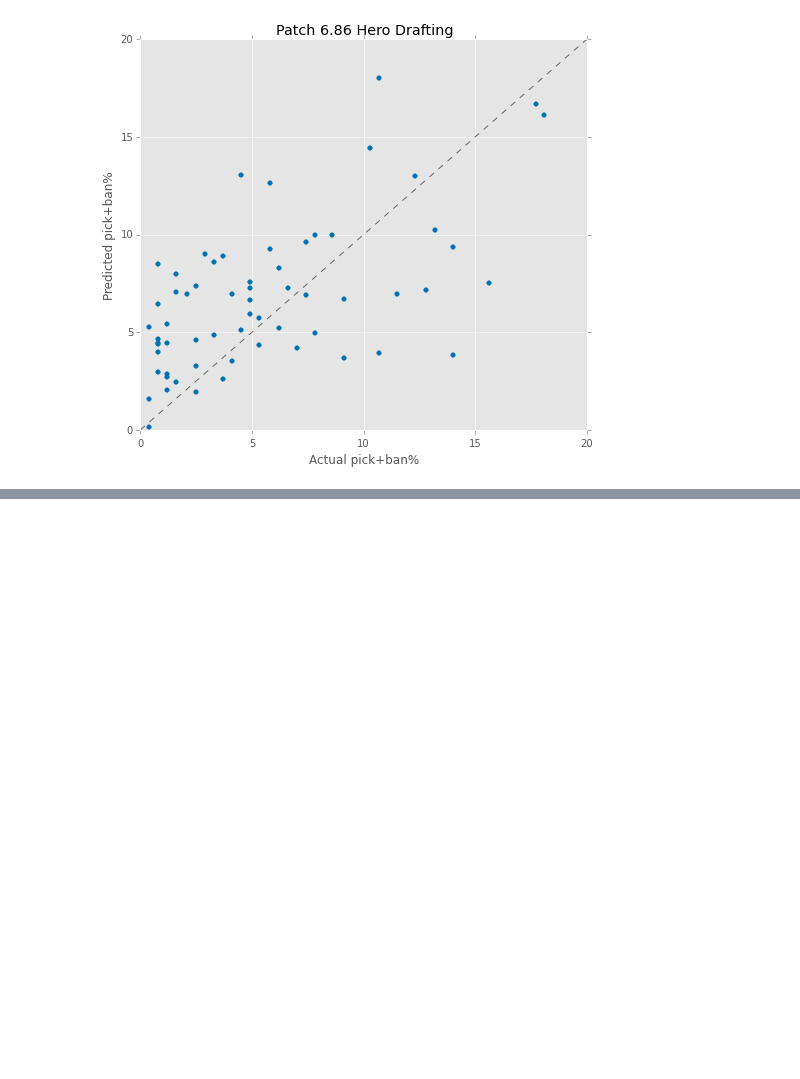
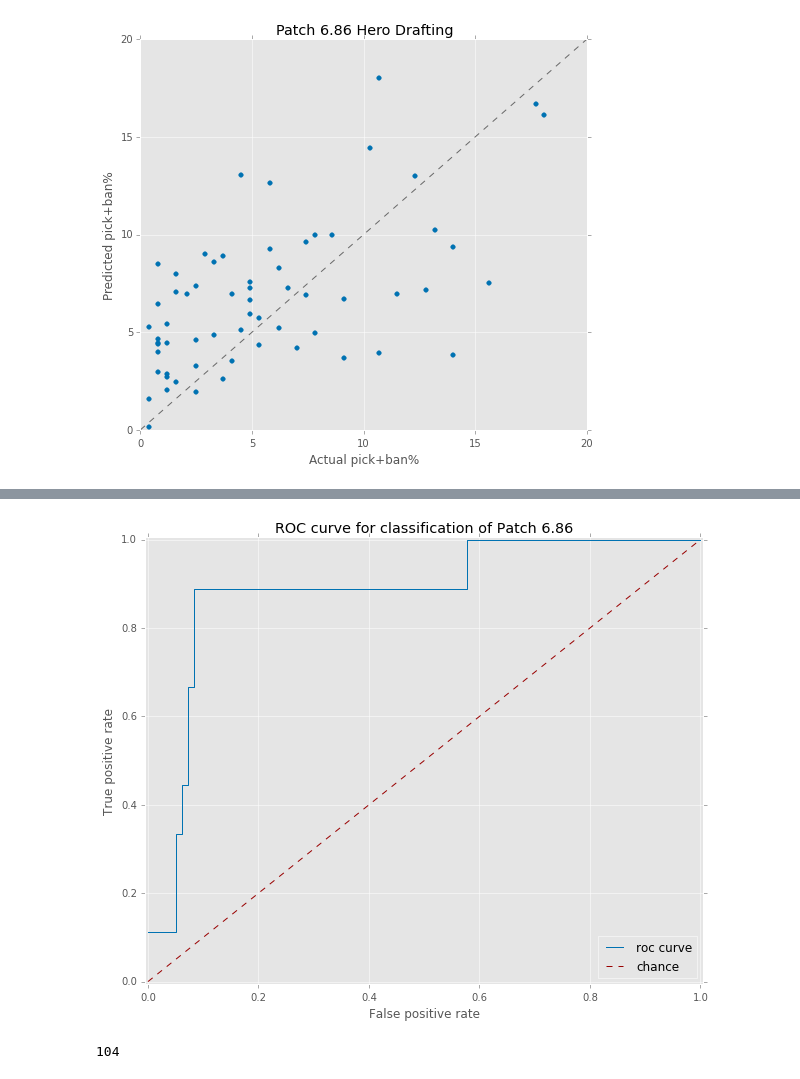
Before and after one commit to shime-saba/moba_balance_prediction, a Jupyter notebook: notebooks/model_visualizations.ipynb, the cells around one changed output, grey strips where cells are left out. Saved outputs shown, nothing was run; the diff lists cells and outputs as text; code cells hidden in the pictures; blank space fills up the shorter version.

```diff
--- a/notebooks/model_visualizations.ipynb
+++ b/notebooks/model_visualizations.ipynb
@@ -108,0 +158,17 @@ plt.show()
+# %%
+plt.figure(figsize=(10,8))
+plt.xlim(-0.005, 1.005)
+plt.ylim(-0.005, 1.005)
+plt.xlabel('False positive rate')
+plt.ylabel('True positive rate')
+plt.title('ROC curve for classification of Patch 6.86')
+plt.plot(fpr, tpr, label='roc curve', color='#0072B2')
+plt.plot([0, 1], [0, 1], '--', label='chance', color='#990000')
+plt.legend(loc='lower right')
+plt.show()
+# %% [output]
+[figure, added]
+# %%
+len(set(gbc.predict_proba(X_test)[:,1]))
+# %% [output]
+104
```
Also changed, not shown: parts of 15 cells of this notebook, 5 other files.
